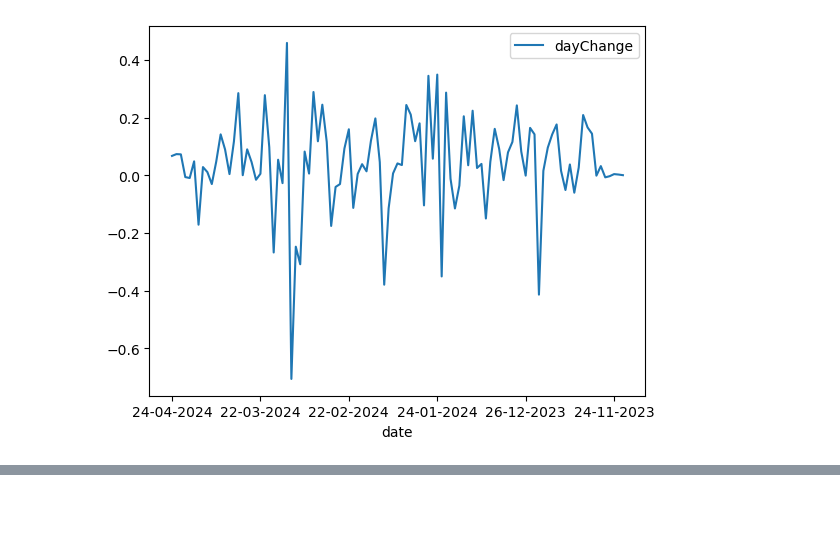
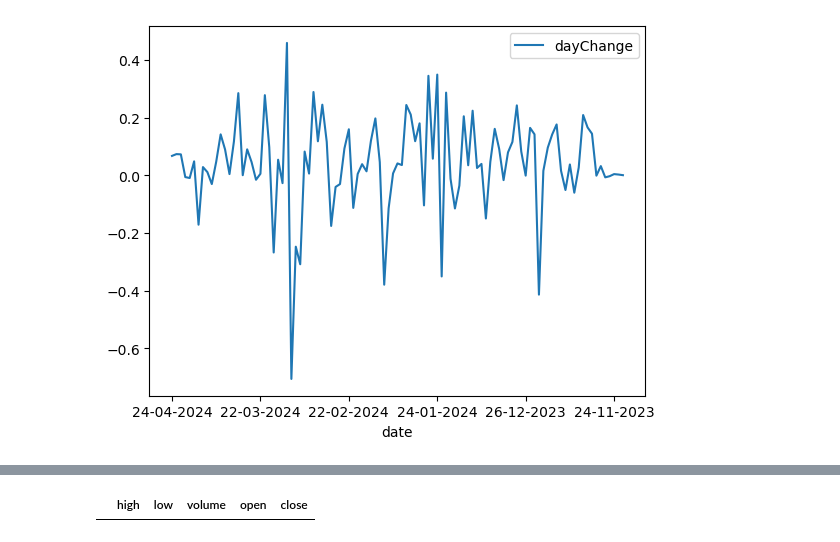
Before and after one commit to ansingh16/MF_analysis, a Jupyter notebook: Preprocess.ipynb, the cells around one changed output, grey strips where cells are left out. Saved outputs shown, nothing was run; the diff lists cells and outputs as text; code cells hidden in the pictures; blank space fills up the shorter version.

```diff
--- a/Preprocess.ipynb
+++ b/Preprocess.ipynb
@@ -400,0 +400,9 @@ data
+# %%
+scheme = data_scheme['ISIN Div Payout/ ISIN Growth'].iloc[0]
+
+
+from yahooquery import Ticker
+ticker = Ticker(scheme)
+ticker.history()
+# %% [output]
+|  | high | low | volume | open | close |
```
Also changed, not shown: parts of 8 cells of this notebook, 3 other files.
